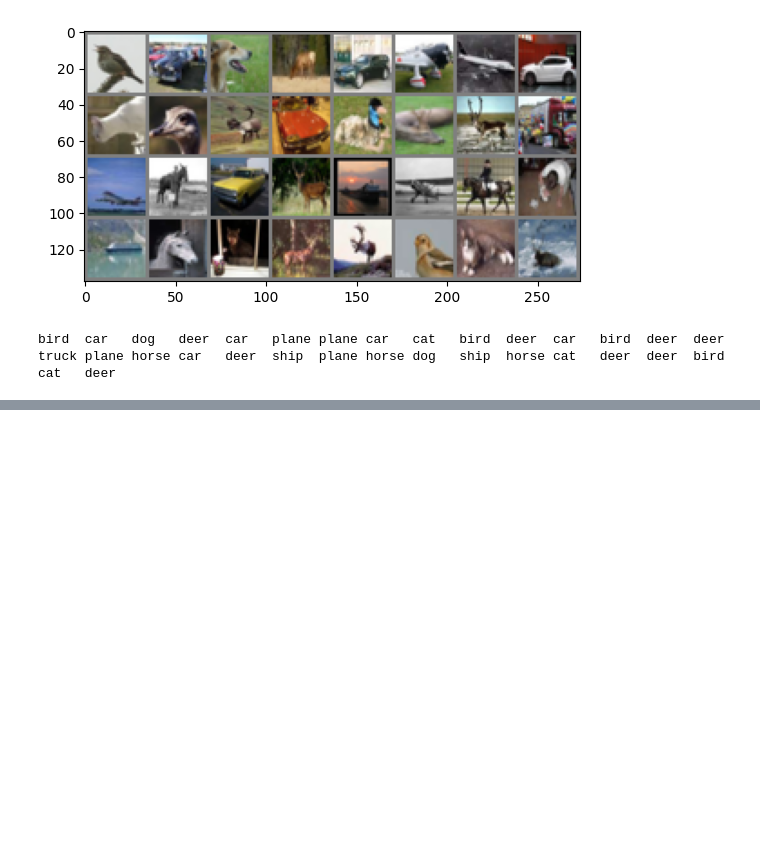
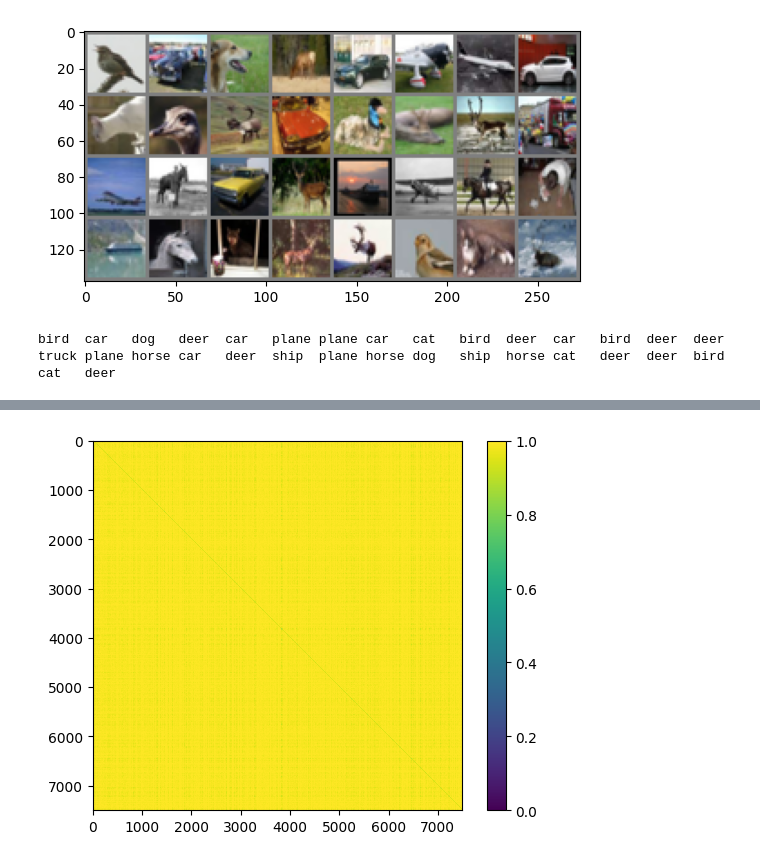
Before and after one commit to jaisharmz/active-learning, a Jupyter notebook: Active_Learning_CIFAR_Setup.ipynb, the cells around one changed output, grey strips where cells are left out. Saved outputs shown, nothing was run; the diff lists cells and outputs as text; code cells hidden in the pictures; blank space fills up the shorter version.

```diff
--- a/Active_Learning_CIFAR_Setup.ipynb
+++ b/Active_Learning_CIFAR_Setup.ipynb
@@ -661,0 +664,6 @@ plt.show()
+# %%
+plt.imshow(distances > threshold)
+plt.colorbar()
+plt.show()
+# %% [output]
+[figure, added]
```
Also changed, not shown: parts of 9 cells of this notebook.
